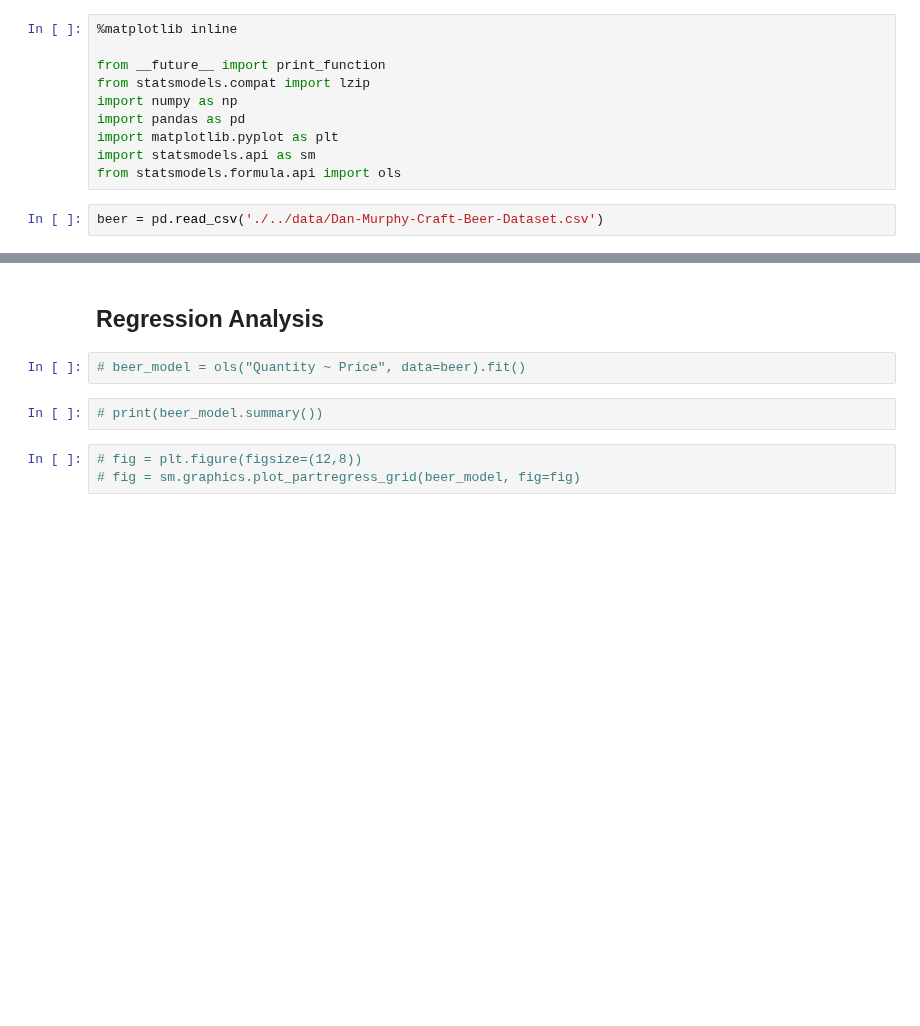
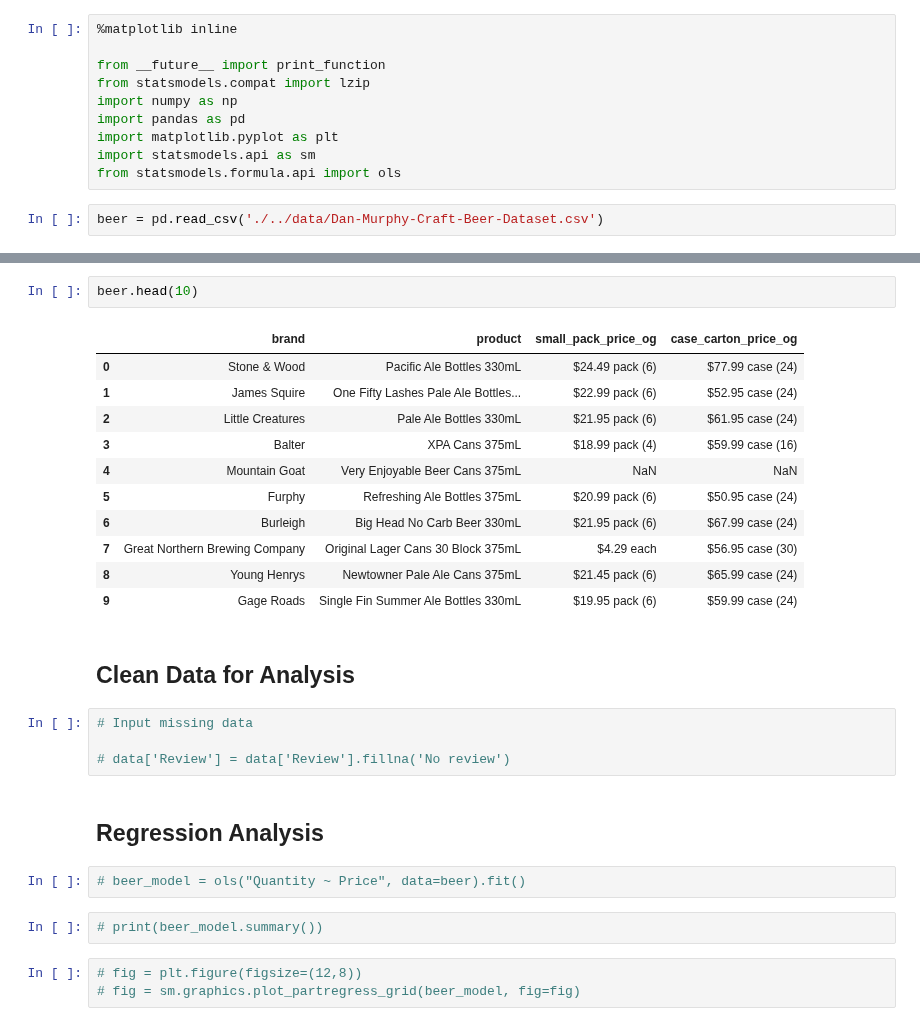
Before and after one commit to reediredale/institute-of-data, a Jupyter notebook: Projects/Capstone-Cross-Elasticity/dan-muprhy-price-elasticity.ipynb, the cells around one changed output, grey strips where cells are left out. Drawn from its saved outputs; the diff is of its cells as text; blank space fills up the shorter version.

```diff
--- a/Projects/Capstone-Cross-Elasticity/dan-muprhy-price-elasticity.ipynb
+++ b/Projects/Capstone-Cross-Elasticity/dan-muprhy-price-elasticity.ipynb
@@ -38,3 +129,23 @@ dtype: int64
+# %%
+beer.head(10)
+# %% [output]
+|  | brand | product | small_pack_price_og | case_carton_price_og |
+| 0 | Stone & Wood | Pacific Ale Bottles 330mL | $24.49 pack (6) | $77.99 case (24) |
+| 1 | James Squire | One Fifty Lashes Pale Ale Bottles... | $22.99 pack (6) | $52.95 case (24) |
+| 2 | Little Creatures | Pale Ale Bottles 330mL | $21.95 pack (6) | $61.95 case (24) |
+| 3 | Balter | XPA Cans 375mL | $18.99 pack (4) | $59.99 case (16) |
+| 4 | Mountain Goat | Very Enjoyable Beer Cans 375mL | NaN | NaN |
+| 5 | Furphy | Refreshing Ale Bottles 375mL | $20.99 pack (6) | $50.95 case (24) |
+| 6 | Burleigh | Big Head No Carb Beer 330mL | $21.95 pack (6) | $67.99 case (24) |
+| 7 | Great Northern Brewing Company | Original Lager Cans 30 Block 375mL | $4.29 each | $56.95 case (30) |
+| 8 | Young Henrys | Newtowner Pale Ale Cans 375mL | $21.45 pack (6) | $65.99 case (24) |
+| 9 | Gage Roads | Single Fin Summer Ale Bottles 330mL | $19.95 pack (6) | $59.99 case (24) |
+# %% [markdown]
+## Clean Data for Analysis
+# %%
+# Input missing data
+
+# data['Review'] = data['Review'].fillna('No review')
 # %% [markdown]
 ## Regression Analysis
 # %%
```
Also changed, not shown: parts of 9 cells of this notebook, 3 other files.
